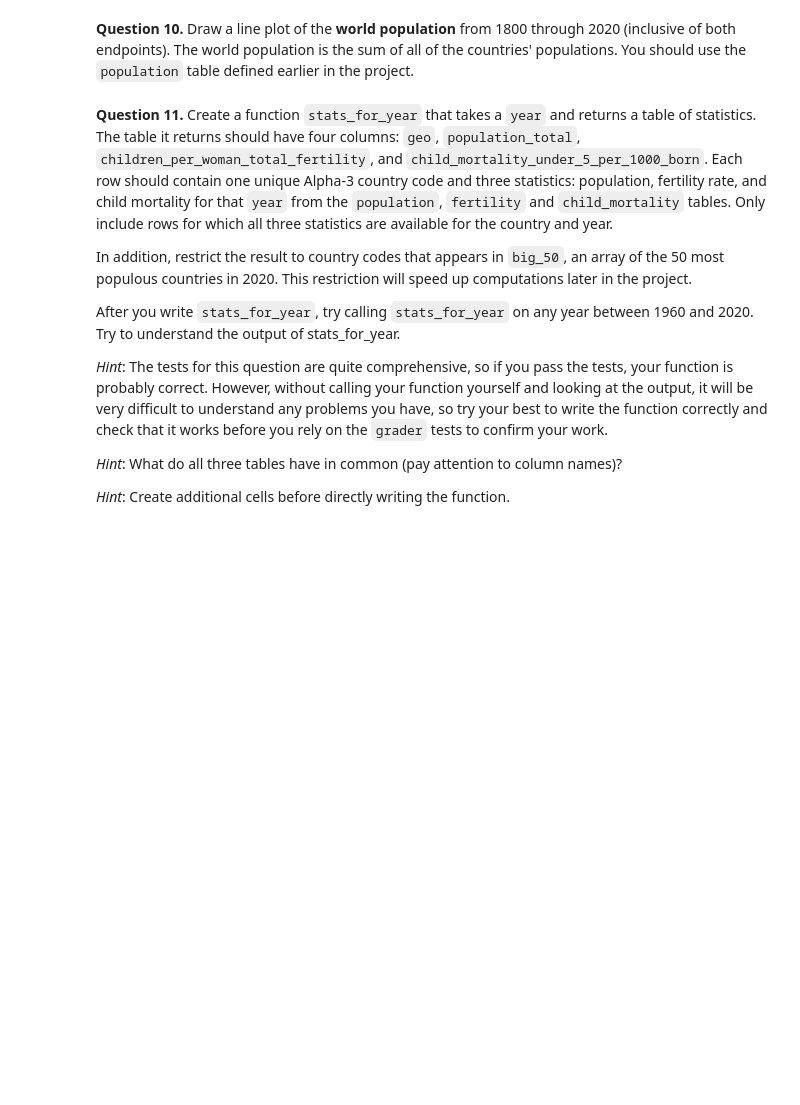
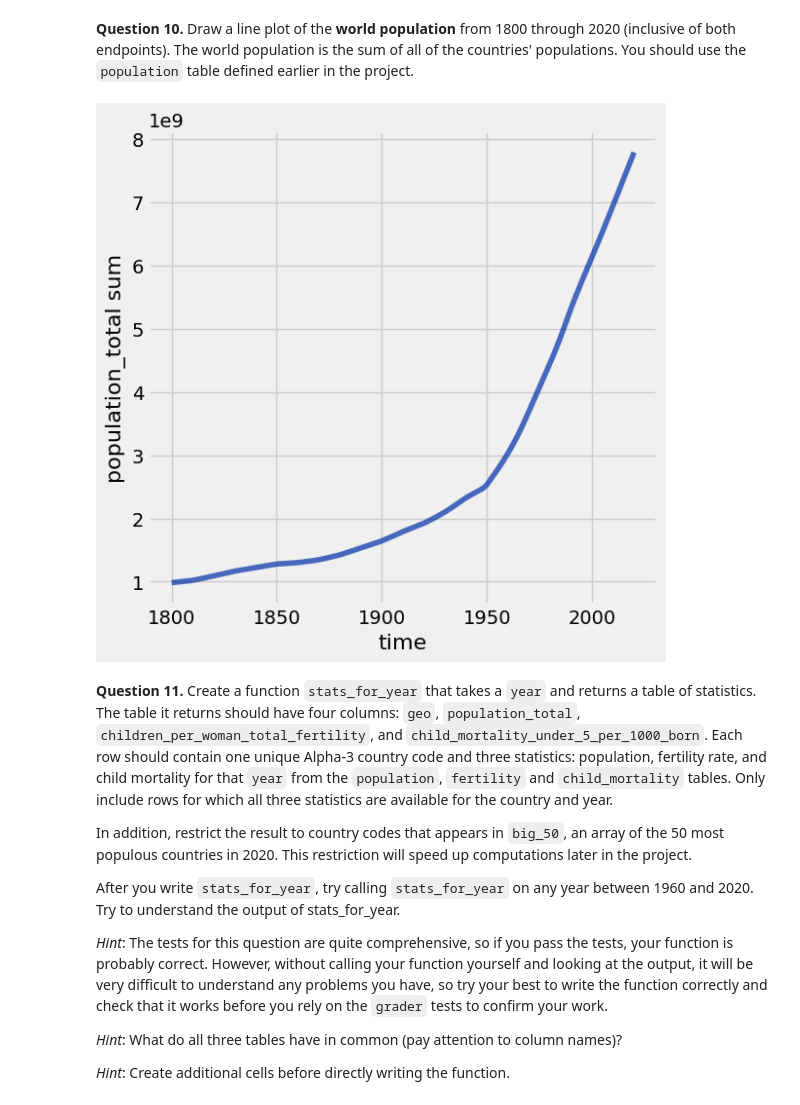
Before and after one commit to ivanduero1/broken_computer_arc, a Jupyter notebook: project1/project1.ipynb, the cells around one changed output. Drawn from its saved outputs; the diff is of its cells as text; code cells hidden in the pictures; blank space fills up the shorter version.

```diff
--- a/project1/project1.ipynb
+++ b/project1/project1.ipynb
@@ -292,3 +406,7 @@ grader.check("q1_9")
+# %%
+population.group("time", np.sum).plot("time","population_total sum")
+# %% [output]
+[figure, added]
 # %% [markdown]
 <!-- END QUESTION -->
 
```
Also changed, not shown: parts of 71 cells of this notebook, 1 other file.
